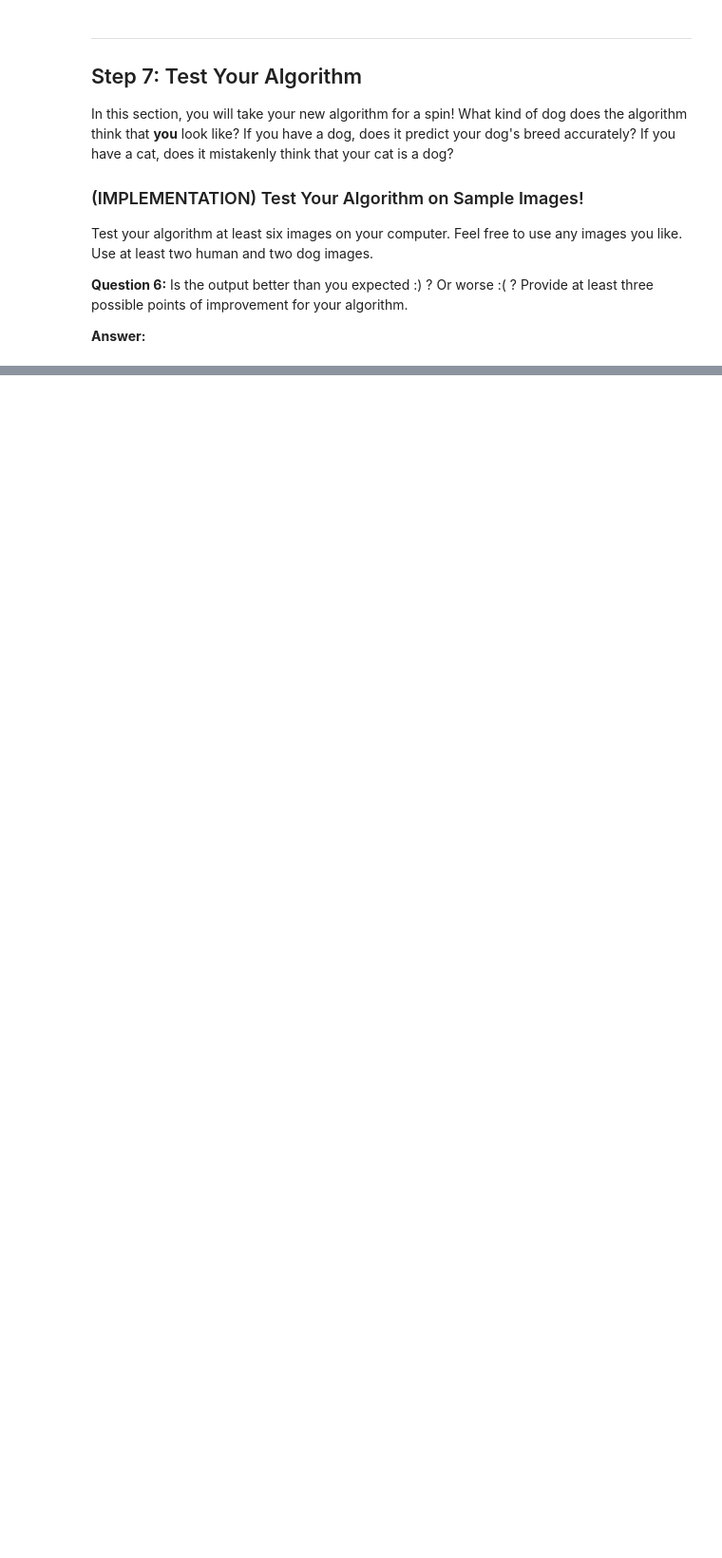
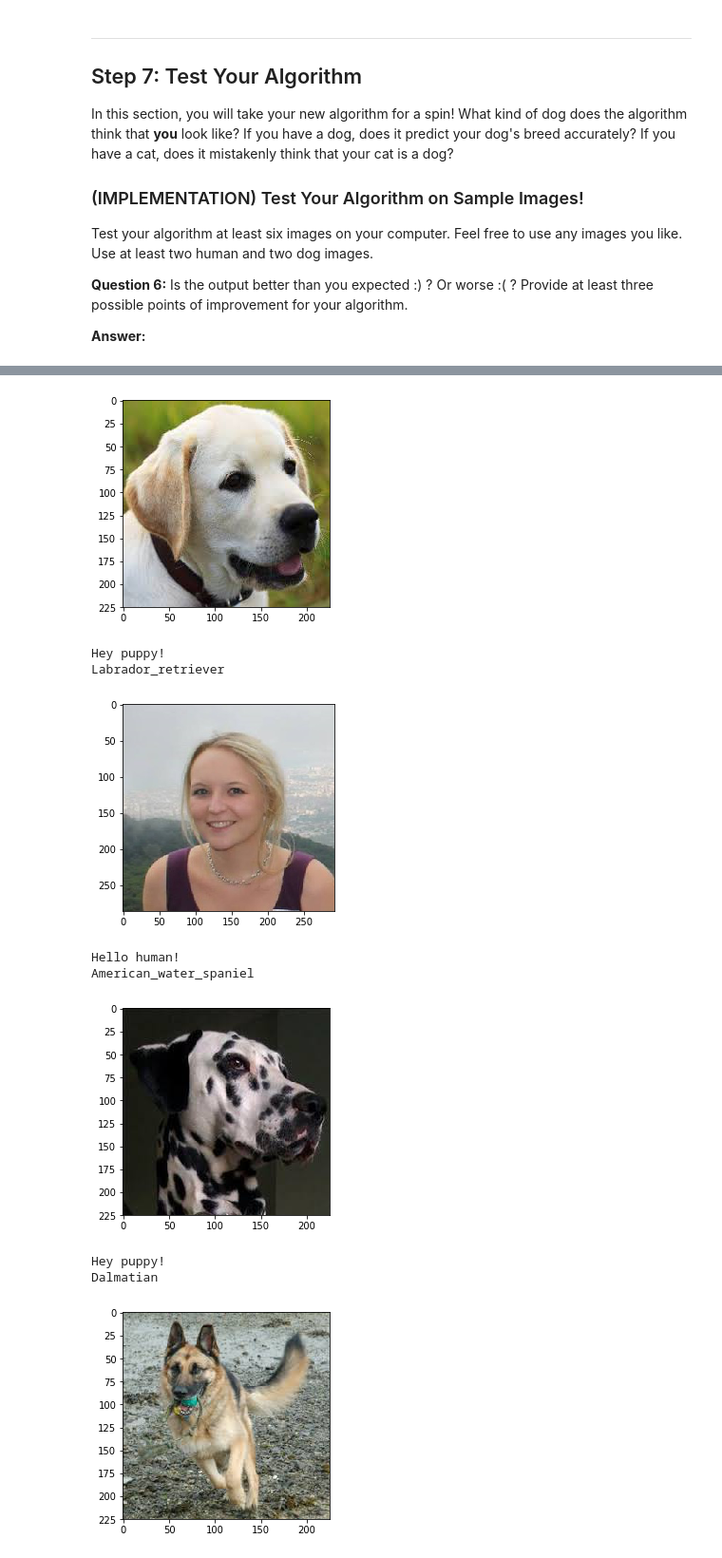
Before and after one commit to jonaschan/deep-learning-dog-project, a Jupyter notebook: dog_app.ipynb, the cells around one changed output, grey strips where cells are left out. Shown at 95% size. Cells and saved outputs as stored; diff of their text form; code cells hidden in the pictures; blank space fills up the shorter version.

Commit message:
Added working code, test images and saved models

```diff
--- a/dog_app.ipynb
+++ b/dog_app.ipynb
@@ -532,0 +640,10 @@ You are welcome to [augment the training data](https://blog.keras.io/building-po
+# %%
+### TODO: Train the model.
+from keras.callbacks import ModelCheckpoint
+
+checkpointer = ModelCheckpoint(filepath='saved_models/weights.best.VGG19.hdf5',
+                               verbose=1, save_best_only=True)
+
+VGG19_model.fit(train_VGG19, train_targets,
+          validation_data=(valid_VGG19, valid_targets),
+          epochs=100, batch_size=20, callbacks=[checkpointer], verbose=1)
@@ -534,6 +669,7 @@ You are welcome to [augment the training data](https://blog.keras.io/building-po
 ### (IMPLEMENTATION) Load the Model with the Best Validation Loss
 # %%
 ### TODO: Load the model weights with the best validation loss.
+VGG19_model.load_weights('saved_models/weights.best.VGG19.hdf5')
 # %% [markdown]
 ### (IMPLEMENTATION) Test the Model
 
@@ -558,6 +703,15 @@ where `{network}`, in the above filename, should be one of `VGG19`, `Resnet50`,
 # %%
 ### TODO: Write a function that takes a path to an image as input
 ### and returns the dog breed that is predicted by the model.
+from extract_bottleneck_features import *
+
+def Resnet50_predict_breed(img_path):
+    # extract bottleneck features
+    bottleneck_feature = extract_Resnet50(path_to_tensor(img_path))
+    # obtain predicted vector
+    predicted_vector = VGG19_model.predict(bottleneck_feature)
+    # return dog breed that is predicted by the model
+    return dog_names[np.argmax(predicted_vector)]
 # %% [markdown]
 ---
 <a id='step6'></a>
@@ -579,6 +733,15 @@ Some sample output for our algorithm is provided below, but feel free to design
 # %%
 ### TODO: Write your algorithm.
 ### Feel free to use as many code cells as needed.
+def Predictor(img_path):
+    if face_detector(img_path):
+        print("Hello human!")
+        return Resnet50_predict_breed(img_path)
+    elif dog_detector(img_path):
+        print("Hey puppy!")
+        return Resnet50_predict_breed(img_path)
+    else:
+        return "Unable to determine type of organism."
 # %% [markdown]
 ---
 <a id='step7'></a>
@@ -596,4 +761,28 @@ __Answer:__
 # %%
 ## TODO: Execute your algorithm from Step 6 on
 ## at least 6 images on your computer.
 ## Feel free to use as many code cells as needed.
+
+from PIL import Image
+import glob
+img_list = []
+
+for filename in glob.glob('testImages/*.jpeg'):
+    img = cv2.imread(filename)
+    img_rgb = cv2.cvtColor(img, cv2.COLOR_BGR2RGB)
+    plt.imshow(img_rgb)
+    plt.show()
+    print(Predictor(filename))
+
+print("Done predicting all images!")
+# %% [output]
+[figure, added]
+Hey puppy!
+Labrador_retriever
+[figure, added]
+Hello human!
+American_water_spaniel
+[figure, added]
+Hey puppy!
+Dalmatian
+[figure, added]
```
Also changed, not shown: parts of 17 cells of this notebook, 12 other files.
